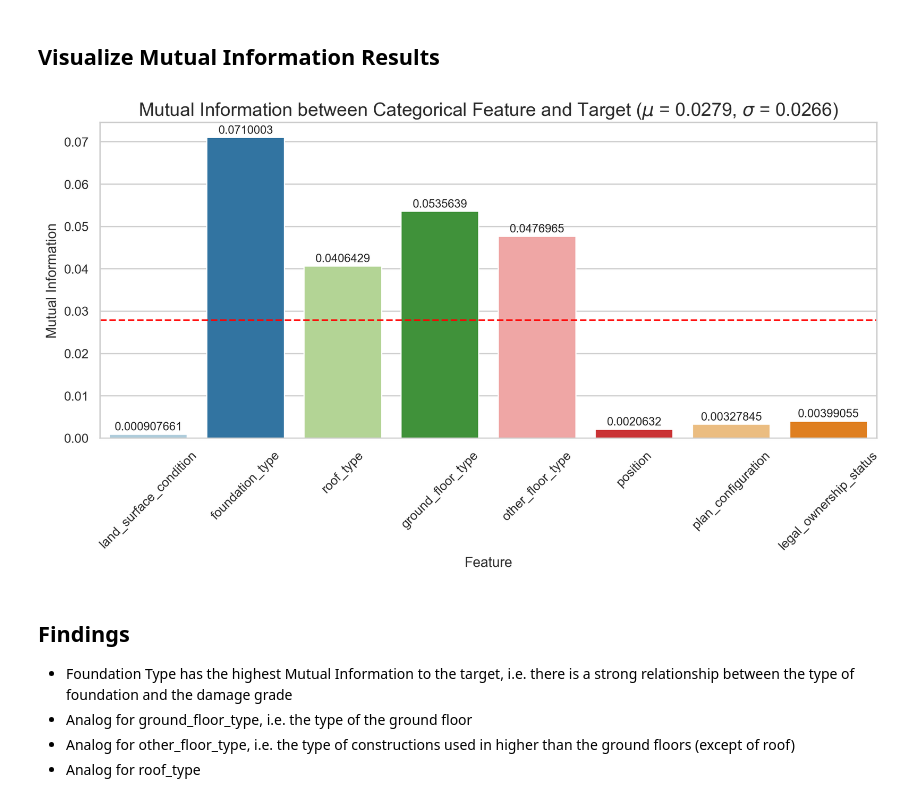
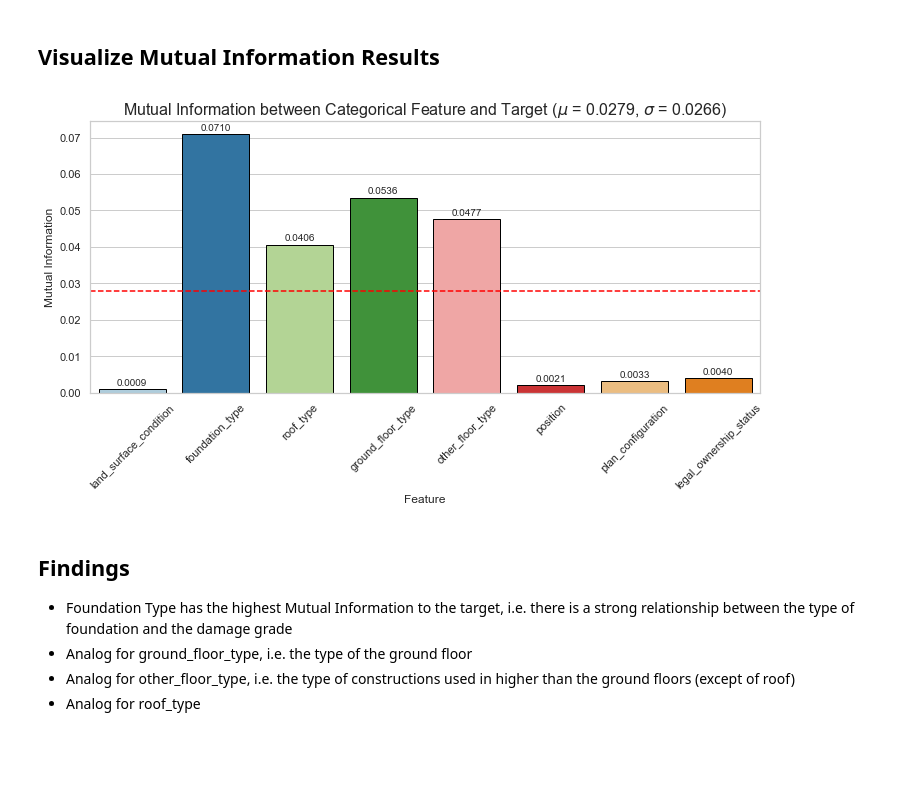
Before and after one commit to nina-prog/richters-predictor-modeling-earthquake-damage, a Jupyter notebook: notebooks/week01/week01-relationship-features-target.ipynb, the cells around one changed output. Cells and saved outputs as stored; diff of their text form; code cells hidden in the pictures; blank space fills up the shorter version.

Commit message:
Minor fixes, such as formatting in barplot labels

```diff
--- a/notebooks/week01/week01-relationship-features-target.ipynb
+++ b/notebooks/week01/week01-relationship-features-target.ipynb
@@ -275,22 +275,22 @@ for feature in categoric_columns_wo_target:
     score = mutual_info_score(labels_true=None, labels_pred=None, contingency = contingency_table)
     mi_score.append(score)
 
-mi_df_results = pd.DataFrame({"Feature": categoric_columns, "Mutual Information": mi_score})
+mi_df_results = pd.DataFrame({"Feature": categoric_columns_wo_target, "Mutual Information": mi_score})
 # %% [markdown]
 ## Visualize Mutual Information Results
 # %%
-plt.figure(figsize=(12, 5), dpi=256)
+plt.figure(figsize=(12, 5))
 # Compute mean and standard deviation
 avg_mi = round(np.mean(mi_df_results["Mutual Information"].values), 4)
 std_mi = round(np.std(mi_df_results["Mutual Information"].values), 4)
 plt.title(f"Mutual Information between Categorical Feature and Target ($\mu$ = {avg_mi}, $\sigma$ = {std_mi})", size=16)
-g = sns.barplot(data=mi_df_results, x="Feature", y="Mutual Information")
-g.bar_label(g.containers[0], padding=1.5)
+g = sns.barplot(data=mi_df_results, x="Feature", y="Mutual Information", edgecolor="black")
+g.bar_label(g.containers[0], padding=1.5, fmt='%.4f')
 plt.axhline(y=avg_mi, c="red", linestyle="--")
 plt.xticks(rotation=45)
 plt.show()
 # %% [output]
-[figure, old version]
+[figure, new version]
 # %% [markdown]
 ## Findings
 - Foundation Type has the highest Mutual Information to the target, i.e. there is a strong relationship between the type of foundation and the damage grade
```
